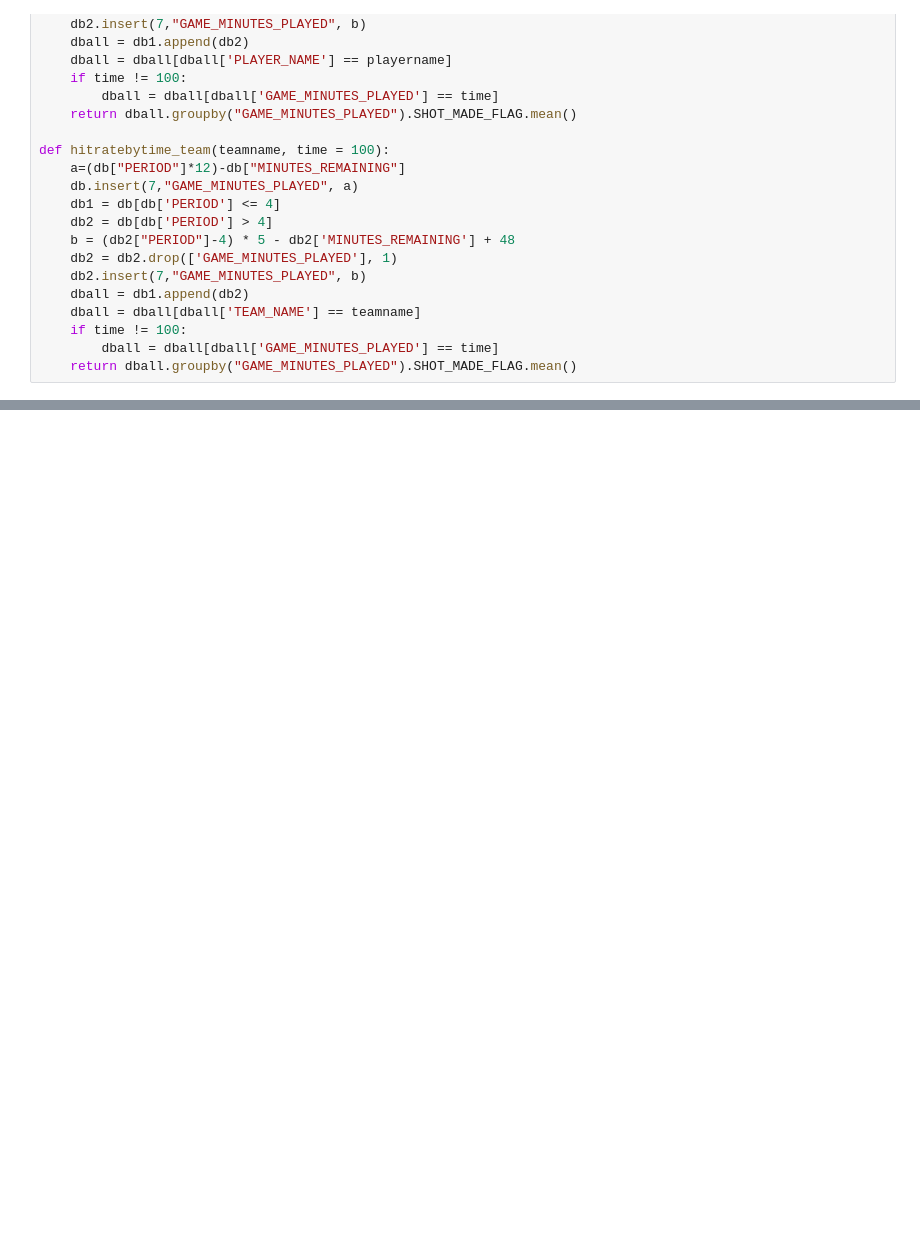
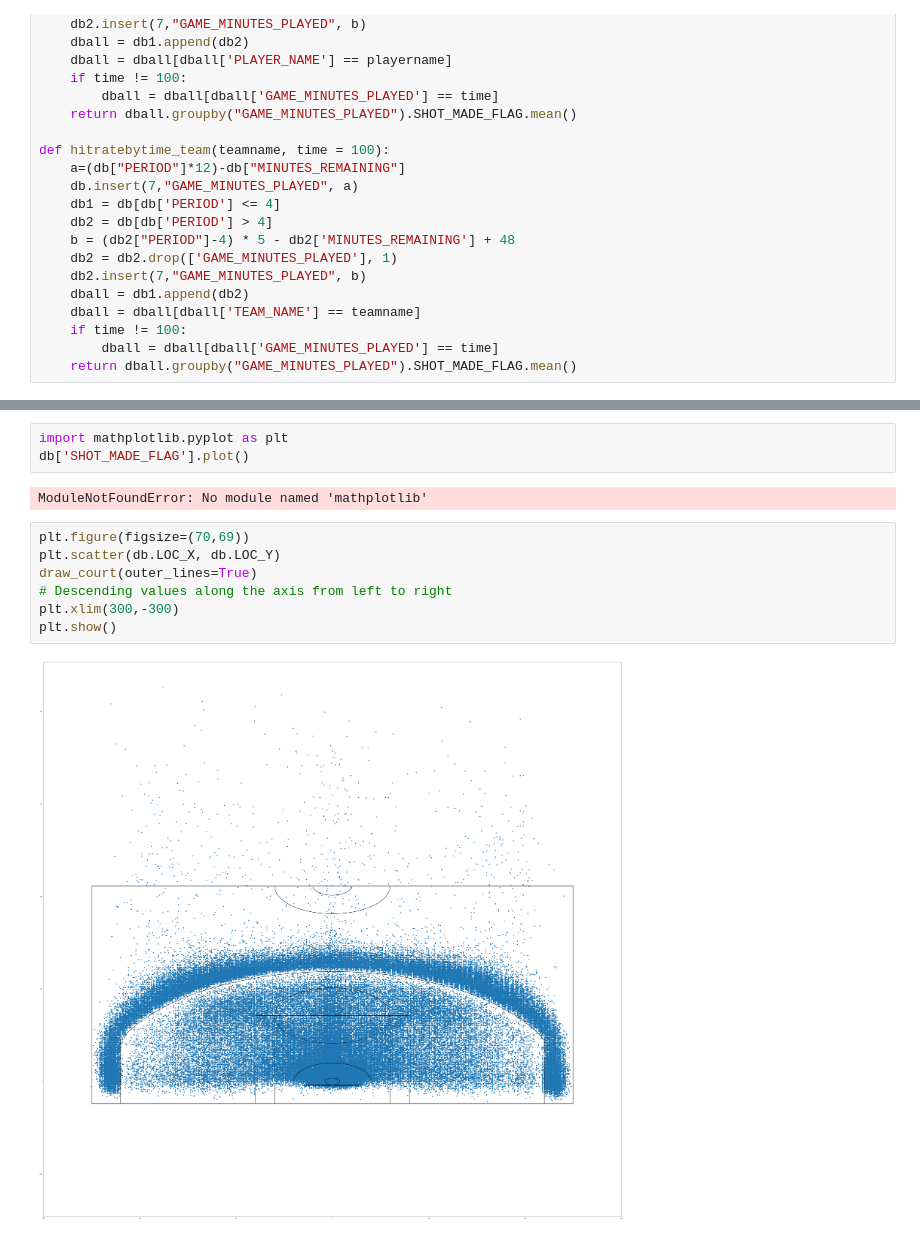
Before and after one commit to JonasBrichzin/nba_shot_tracking_1.1, a Jupyter notebook: import_data.ipynb, the cells around one changed output, grey strips where cells are left out. Saved outputs shown, nothing was run; the diff lists cells and outputs as text; blank space fills up the shorter version.

```diff
--- a/import_data.ipynb
+++ b/import_data.ipynb
@@ -145,0 +198,14 @@ def hitratebygameAway():
+# %%
+import mathplotlib.pyplot as plt
+db['SHOT_MADE_FLAG'].plot()
+# %% [output]
+ModuleNotFoundError: No module named 'mathplotlib'
+# %%
+plt.figure(figsize=(70,69))
+plt.scatter(db.LOC_X, db.LOC_Y)
+draw_court(outer_lines=True)
+# Descending values along the axis from left to right
+plt.xlim(300,-300)
+plt.show()
+# %% [output]
+[figure, added]
```
Also changed, not shown: parts of 9 cells of this notebook, 1 other file.
